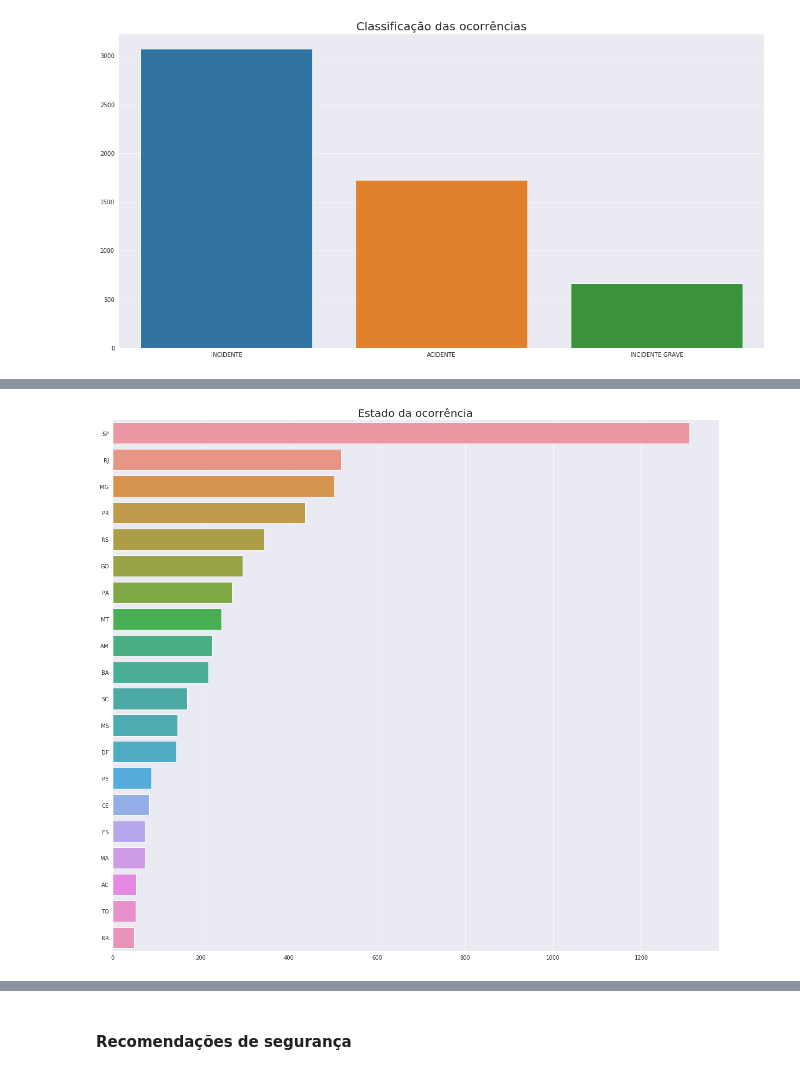
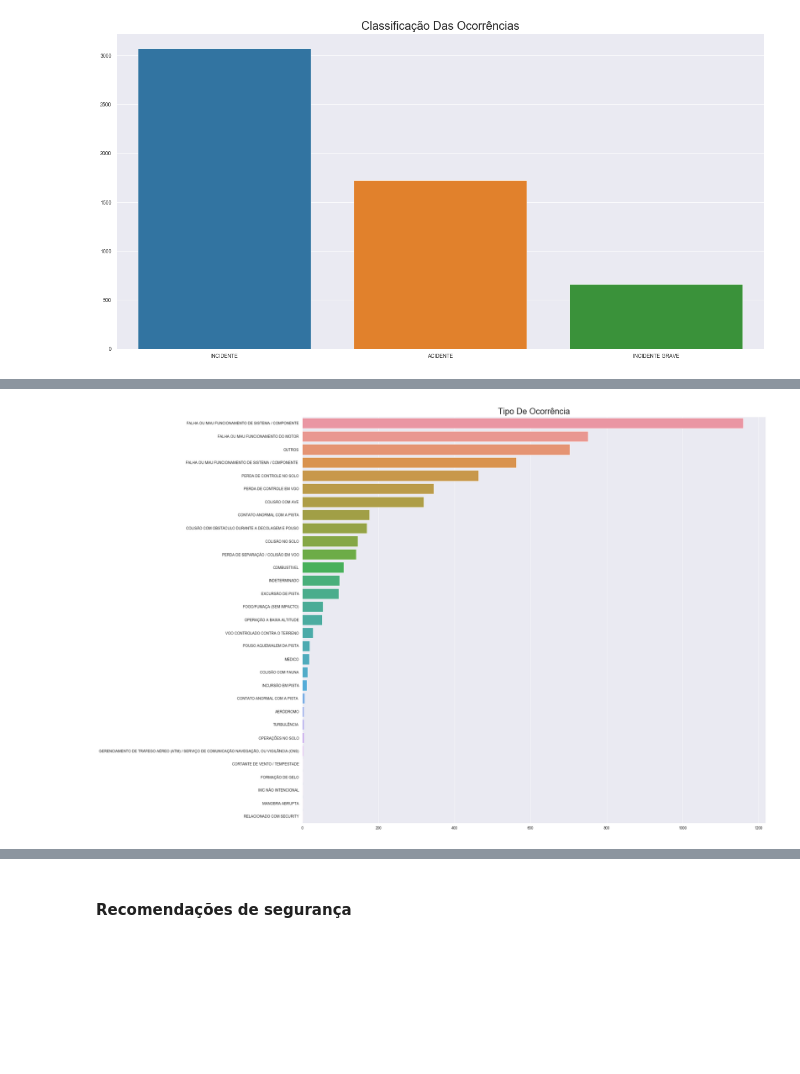
Before and after one commit to otavio-silva/IBD-TP2, a Jupyter notebook: code/TrabalhoPratico02.ipynb, the cells around one changed output, grey strips where cells are left out. Saved outputs shown, nothing was run; the diff lists cells and outputs as text; code cells hidden in the pictures; blank space fills up the shorter version.

```diff
--- a/code/TrabalhoPratico02.ipynb
+++ b/code/TrabalhoPratico02.ipynb
@@ -15,6 +15,7 @@ from matplotlib import pyplot
 # %%
 pd.set_option('display.max_columns', None)
 seaborn.set_style("darkgrid")
+seaborn.set_context("paper", rc={"font.size":10,"axes.titlesize":10,"axes.labelsize":8})
 # %% [markdown]
 ### 2. Membros
 # %% [markdown]
@@ -150,9 +191,9 @@ pyplot.show()
 # %%
-s, n = np.unique(oco["ocorrencia_uf"].to_numpy(), return_counts=True)
+s, n = np.unique(oco["ocorrencia_tipo_categoria"].to_numpy(), return_counts=True)
 indices = np.flip(np.argsort(n))
 _, axis = pyplot.subplots(figsize=(20, 18))
-seaborn.barplot(x=n[indices][:20], y=s[indices][:20], orient='h')
-axis.set_title("Estado da ocorrência", fontsize=20)
+seaborn.barplot(x=n[indices], y=s[indices], orient='h')
+axis.set_title("Tipo De Ocorrência", fontsize=20)
 pyplot.show()
 # %% [output]
-[figure, old version]
+[figure, new version]
```
Also changed, not shown: parts of 15 cells of this notebook.
